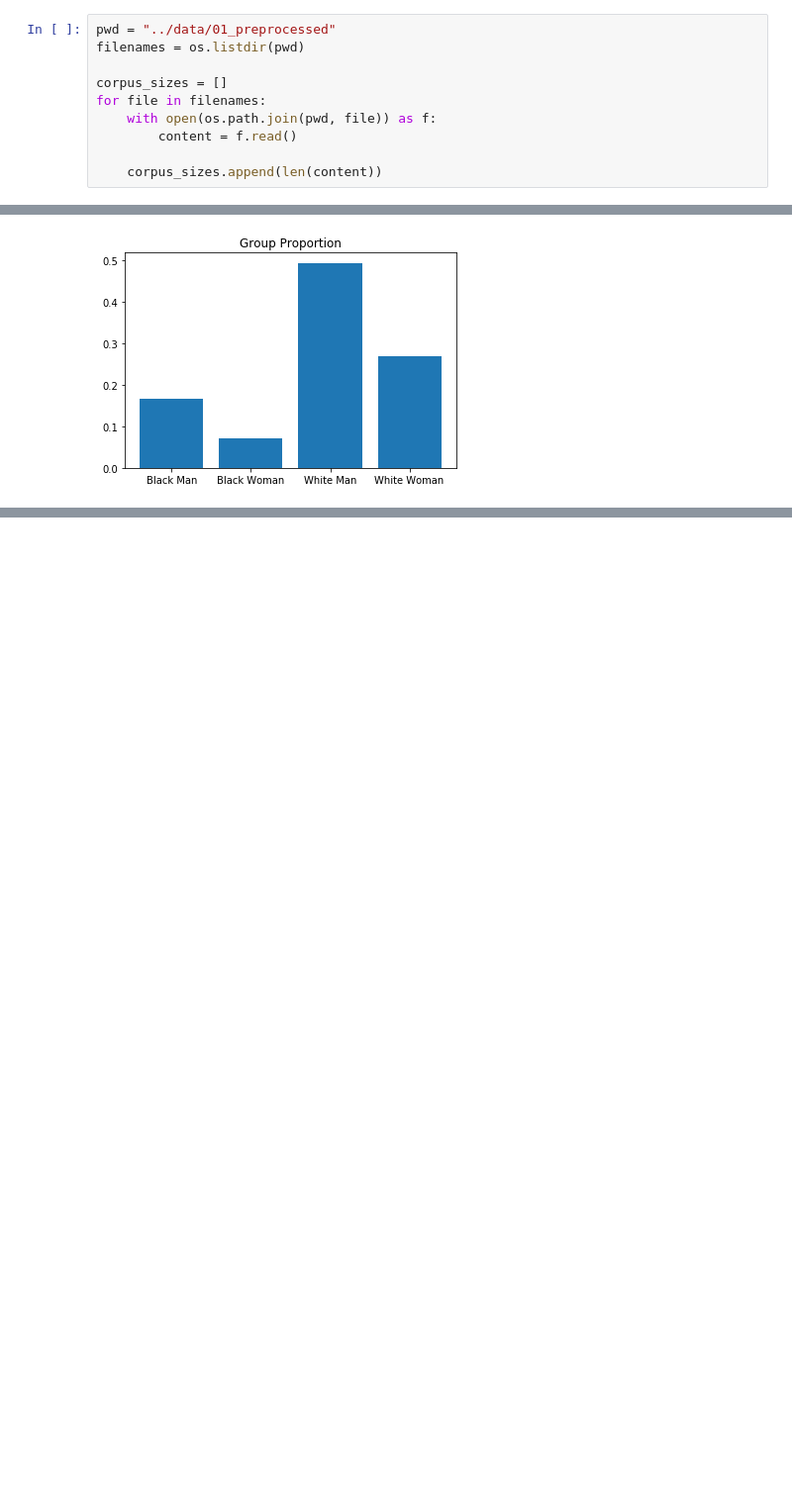
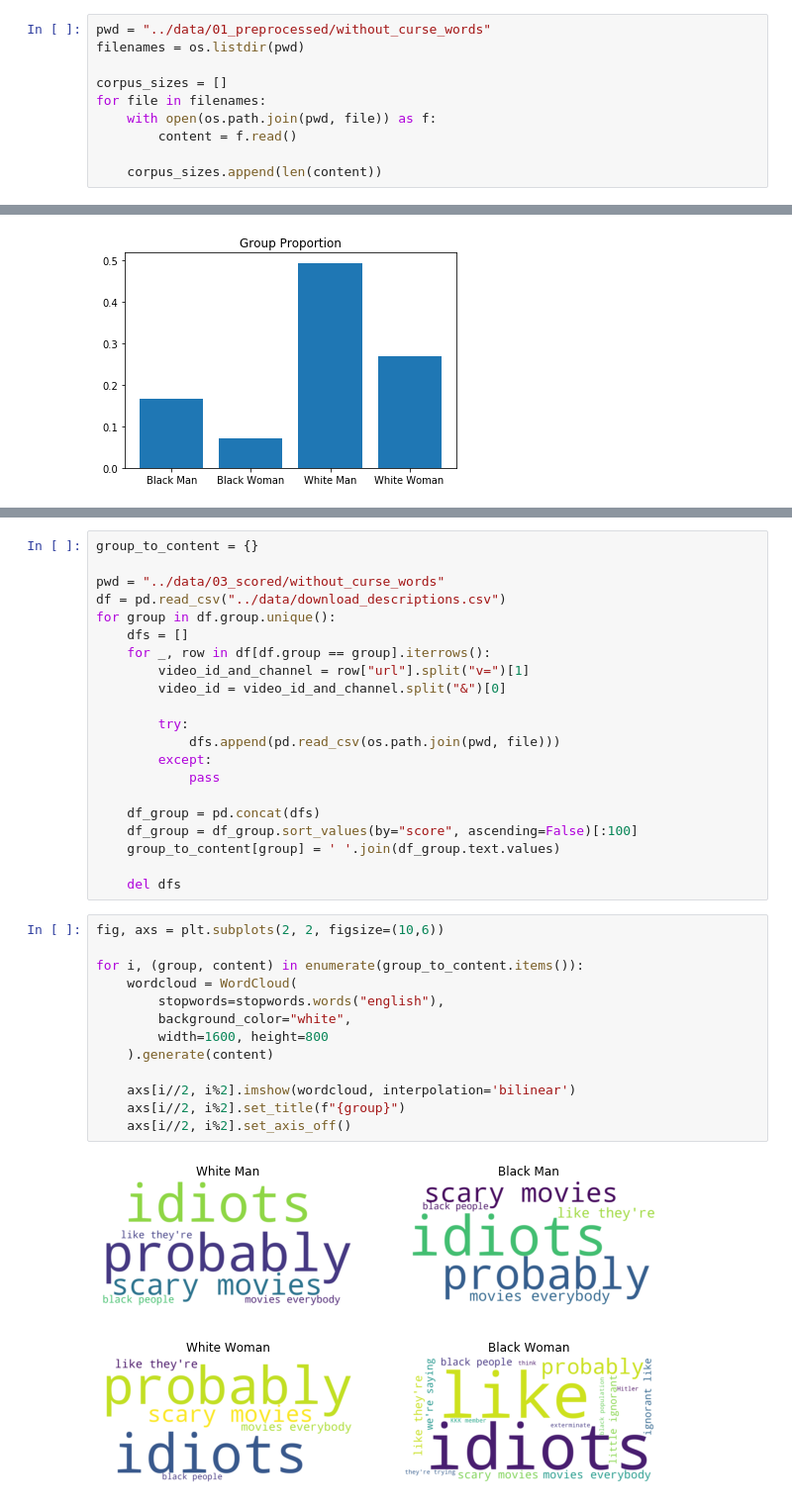
Before and after one commit to Guilherme26/dissertation, a Jupyter notebook: notebooks/data-analysis.ipynb, the cells around one changed output, grey strips where cells are left out. Shown at 99% size. Cells and saved outputs as stored; diff of their text form; blank space fills up the shorter version.

```diff
--- a/notebooks/data-analysis.ipynb
+++ b/notebooks/data-analysis.ipynb
@@ -56,7 +59,7 @@ print(f"  - There are {len(filenames)} different review videos")
 # %% [markdown]
 ---
 # %%
-pwd = "../data/01_preprocessed"
+pwd = "../data/01_preprocessed/without_curse_words"
 filenames = os.listdir(pwd)
 
 corpus_sizes = []
@@ -88,0 +94,36 @@ plt.show()
+# %%
+group_to_content = {}
+
+pwd = "../data/03_scored/without_curse_words"
+df = pd.read_csv("../data/download_descriptions.csv")
+for group in df.group.unique():
+    dfs = []
+    for _, row in df[df.group == group].iterrows():
+        video_id_and_channel = row["url"].split("v=")[1]
+        video_id = video_id_and_channel.split("&")[0]
+
+        try:
+            dfs.append(pd.read_csv(os.path.join(pwd, file)))
+        except:
+            pass
+
+    df_group = pd.concat(dfs)
+    df_group = df_group.sort_values(by="score", ascending=False)[:100]
+    group_to_content[group] = ' '.join(df_group.text.values)
+
+    del dfs
+# %%
+fig, axs = plt.subplots(2, 2, figsize=(10,6))
+
+for i, (group, content) in enumerate(group_to_content.items()):
+    wordcloud = WordCloud(
+        stopwords=stopwords.words("english"),
+        background_color="white",
+        width=1600, height=800
+    ).generate(content)
+
+    axs[i//2, i%2].imshow(wordcloud, interpolation='bilinear')
+    axs[i//2, i%2].set_title(f"{group}")
+    axs[i//2, i%2].set_axis_off()
+# %% [output]
+[figure, added]
```
Also changed, not shown: parts of 4 cells of this notebook, 1 other file.
